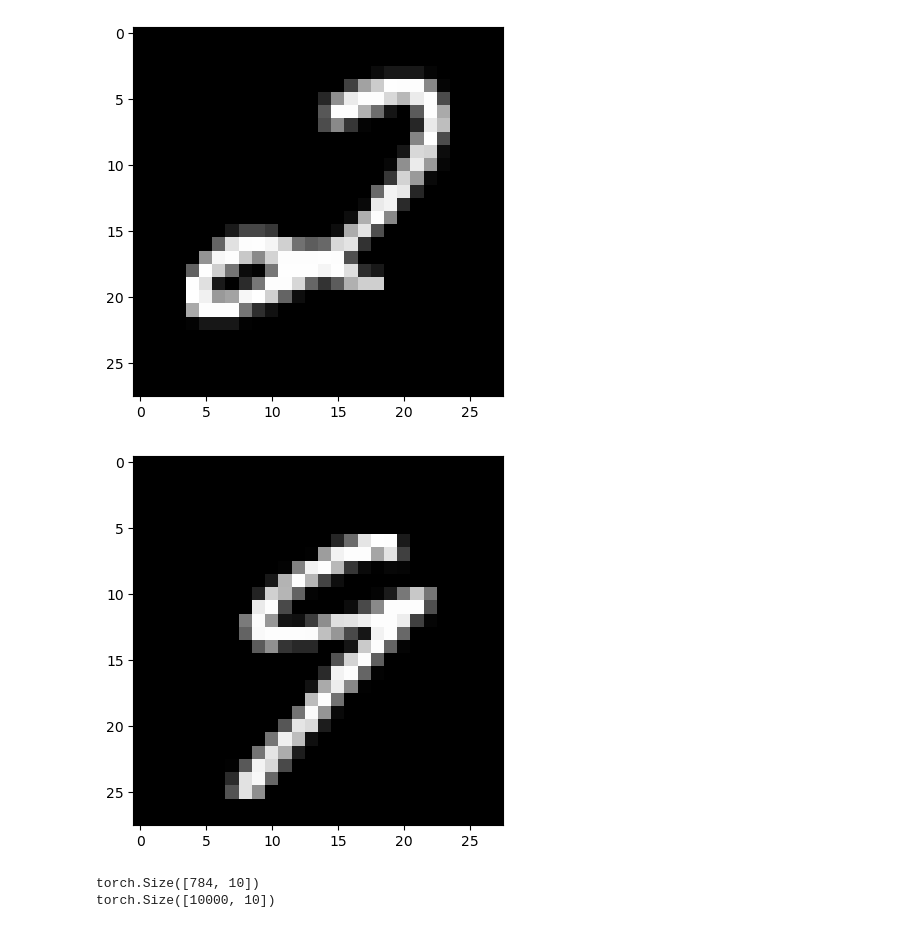
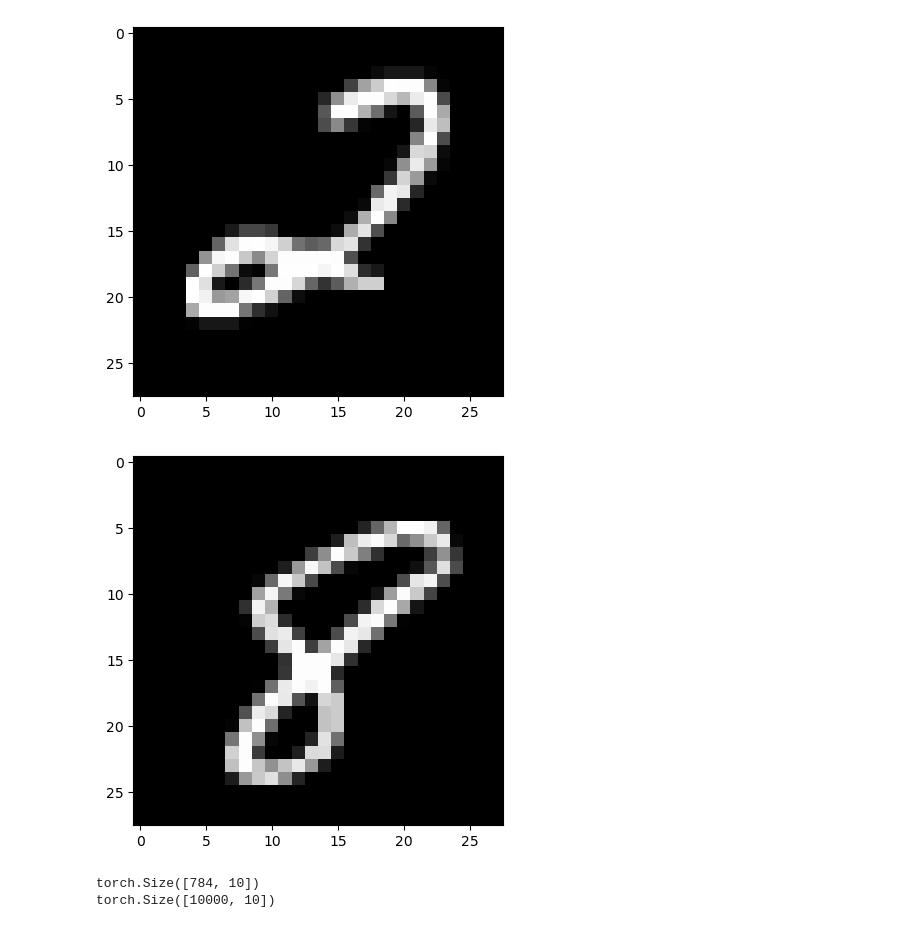
Before and after one commit to BCheng-KH/fhrr_experiments, a Jupyter notebook: Gaussian_encoding_test.ipynb, the cells around one changed output. Cells and saved outputs as stored; diff of their text form; code cells hidden in the pictures.

```diff
--- a/Gaussian_encoding_test.ipynb
+++ b/Gaussian_encoding_test.ipynb
@@ -131,13 +132,13 @@ plt.show()
 # %% [output]
 [figure]
 # %%
-mnist_image = x_train[59990, :].reshape(28, 28)
+mnist_image = x_train[59989, :].reshape(28, 28)
 # Set the color mapping to grayscale to have a black background.
 plt.imshow(mnist_image, cmap="gray")
 # Display the image.
 plt.show()
 # %% [output]
-[figure, old version]
+[figure, new version]
 # %%
 img_vecs = torch.asarray(x_train[59989:59999, :], dtype=torch.double).T
 print(img_vecs.shape)
```
Also changed, not shown: parts of 9 cells of this notebook, 2 other files.
